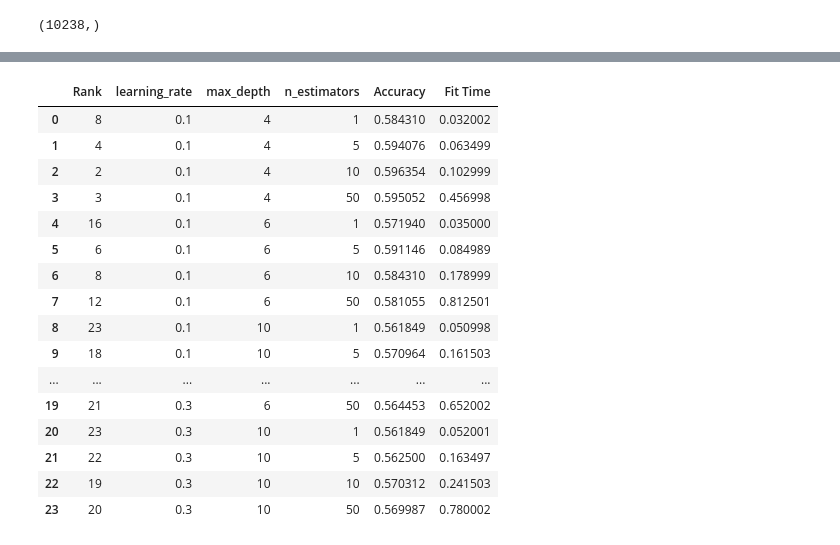
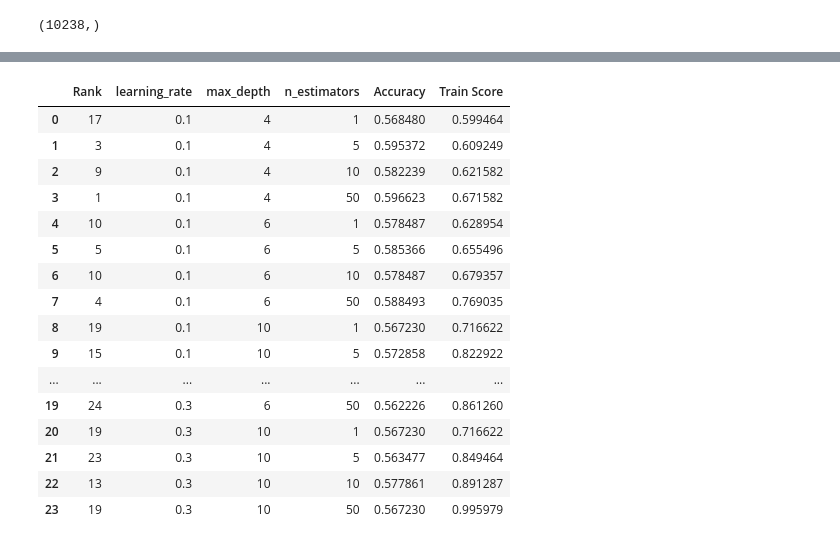
Before and after one commit to otakbeku/modified-FCOS, a Jupyter notebook: DTL/feature_representation.ipynb, the cells around one changed output, grey strips where cells are left out. Cells and saved outputs as stored; diff of their text form; code cells hidden in the pictures.

```diff
--- a/DTL/feature_representation.ipynb
+++ b/DTL/feature_representation.ipynb
@@ -143,0 +171,3 @@ glcm_data_test.to_csv('glcm_data_test.csv')
+# %%
+glcm_data_val = glcm_feature_extraction(X_val)
+glcm_data_val.head()
@@ -241,0 +285,3 @@ color_moment_data_test.to_csv('color_moment_data_test.csv')
+# %%
+color_moment_data_val = color_moment_extraction_3channel(X_val)
+np.shape(color_moment_data_val)
@@ -814,19 +809,20 @@ dump(xg_model, 'local_xg_{}_{}_cm.pkl'.format('70p', 64))
 # %%
 all_features_train = pd.concat([glcm_data_train, color_moment_data_train],  axis=1, sort=False)
 all_features_test = pd.concat([glcm_data_test, color_moment_data_test],  axis=1, sort=False)
+all_features_val = pd.concat([glcm_data_val, color_moment_data_val],  axis=1, sort=False)
 # %%
 # Eksperimen dengan seluruh data
 test_fold = np.concatenate([
     # The training data.
     np.full(len(all_features_train), -1, dtype=np.int8),
     # The development data.
-    np.zeros(len(all_features_test), dtype=np.int8)
+    np.zeros(len(all_features_val), dtype=np.int8)
 ])
 
 cv = PredefinedSplit(test_fold)
 
-X = np.concatenate([all_features_train, all_features_test])
-y = np.concatenate([y_train, y_test])
+X = np.concatenate([all_features_train, all_features_val])
+y = np.concatenate([y_train, y_val])
 # %%
 base = DecisionTreeClassifier()
 grid = {
@@ -1040,20 +997,22 @@ print(xg_model.cv_results_)
 # %%
-pd.concat([pd.DataFrame(xg_model.cv_results_["rank_test_score"], columns=["Rank"]), pd.DataFrame(xg_model.cv_results_["params"]),pd.DataFrame(xg_model.cv_results_["mean_test_score"], columns=["Accuracy"]),pd.DataFrame(xg_model.cv_results_["mean_fit_time"], columns=["Fit Time"])],axis=1)
+df = pd.concat([pd.DataFrame(xg_model.cv_results_["rank_test_score"], columns=["Rank"]), pd.DataFrame(xg_model.cv_results_["params"]),pd.DataFrame(xg_model.cv_results_["mean_test_score"], columns=["Accuracy"]),pd.DataFrame(xg_model.cv_results_["mean_train_score"], columns=["Train Score"])],axis=1)
+df.to_csv('local_xg_accuracy_{}_all.csv'.format(128))
+df
 # %% [output]
-|  | Rank | learning_rate | max_depth | n_estimators | Accuracy | Fit Time |
-| 0 | 8 | 0.1 | 4 | 1 | 0.584310 | 0.032002 |
-| 1 | 4 | 0.1 | 4 | 5 | 0.594076 | 0.063499 |
-| 2 | 2 | 0.1 | 4 | 10 | 0.596354 | 0.102999 |
-| 3 | 3 | 0.1 | 4 | 50 | 0.595052 | 0.456998 |
-| 4 | 16 | 0.1 | 6 | 1 | 0.571940 | 0.035000 |
-| 5 | 6 | 0.1 | 6 | 5 | 0.591146 | 0.084989 |
-| 6 | 8 | 0.1 | 6 | 10 | 0.584310 | 0.178999 |
-| 7 | 12 | 0.1 | 6 | 50 | 0.581055 | 0.812501 |
-| 8 | 23 | 0.1 | 10 | 1 | 0.561849 | 0.050998 |
-| 9 | 18 | 0.1 | 10 | 5 | 0.570964 | 0.161503 |
+|  | Rank | learning_rate | max_depth | n_estimators | Accuracy | Train Score |
+| 0 | 17 | 0.1 | 4 | 1 | 0.568480 | 0.599464 |
+| 1 | 3 | 0.1 | 4 | 5 | 0.595372 | 0.609249 |
+| 2 | 9 | 0.1 | 4 | 10 | 0.582239 | 0.621582 |
+| 3 | 1 | 0.1 | 4 | 50 | 0.596623 | 0.671582 |
+| 4 | 10 | 0.1 | 6 | 1 | 0.578487 | 0.628954 |
+| 5 | 5 | 0.1 | 6 | 5 | 0.585366 | 0.655496 |
+| 6 | 10 | 0.1 | 6 | 10 | 0.578487 | 0.679357 |
+| 7 | 4 | 0.1 | 6 | 50 | 0.588493 | 0.769035 |
+| 8 | 19 | 0.1 | 10 | 1 | 0.567230 | 0.716622 |
+| 9 | 15 | 0.1 | 10 | 5 | 0.572858 | 0.822922 |
 | ... | ... | ... | ... | ... | ... | ... |
-| 19 | 21 | 0.3 | 6 | 50 | 0.564453 | 0.652002 |
-| 20 | 23 | 0.3 | 10 | 1 | 0.561849 | 0.052001 |
-| 21 | 22 | 0.3 | 10 | 5 | 0.562500 | 0.163497 |
-| 22 | 19 | 0.3 | 10 | 10 | 0.570312 | 0.241503 |
-| 23 | 20 | 0.3 | 10 | 50 | 0.569987 | 0.780002 |
+| 19 | 24 | 0.3 | 6 | 50 | 0.562226 | 0.861260 |
+| 20 | 19 | 0.3 | 10 | 1 | 0.567230 | 0.716622 |
+| 21 | 23 | 0.3 | 10 | 5 | 0.563477 | 0.849464 |
+| 22 | 13 | 0.3 | 10 | 10 | 0.577861 | 0.891287 |
+| 23 | 19 | 0.3 | 10 | 50 | 0.567230 | 0.995979 |
```
Also changed, not shown: parts of 97 cells of this notebook, 26 other files.
